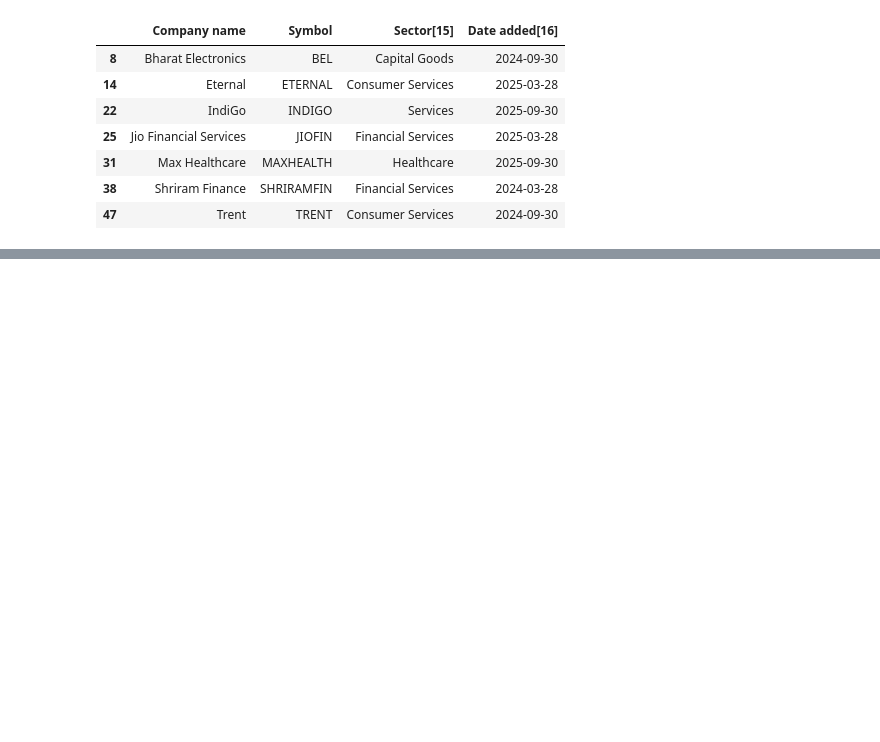
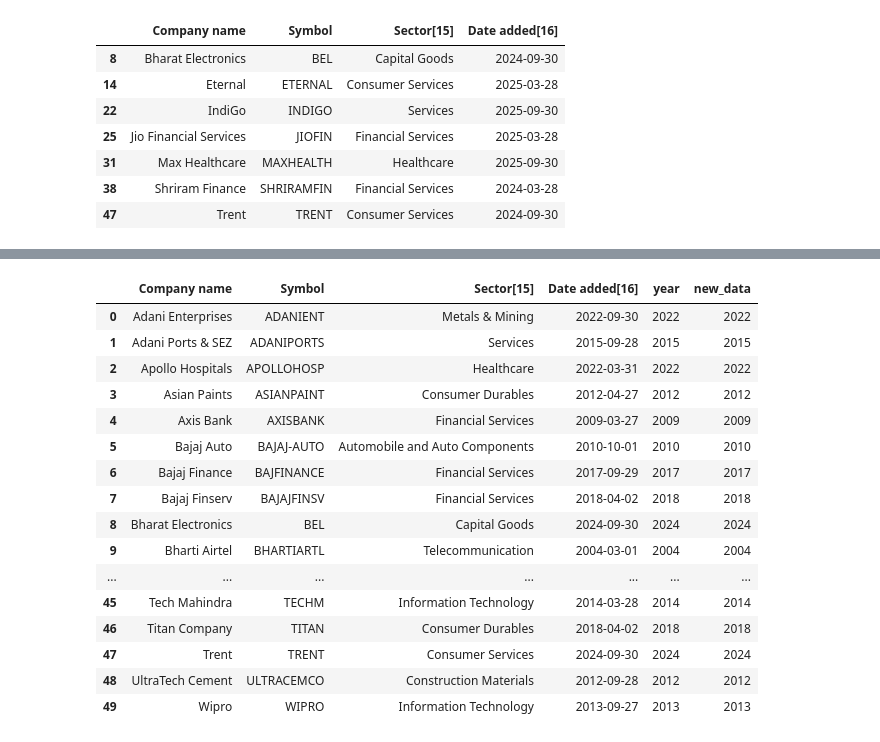
Before and after one commit to sunilsala88/batch36, a Jupyter notebook: 12_datetime_analysis/datetimedf.ipynb, the cells around one changed output, grey strips where cells are left out. Cells and saved outputs as stored; diff of their text form; code cells hidden in the pictures; blank space fills up the shorter version.

```diff
--- a/12_datetime_analysis/datetimedf.ipynb
+++ b/12_datetime_analysis/datetimedf.ipynb
@@ -62,3 +62,6 @@ df[df['Date added[16]'].dt.year>2023]
 | 31 | Max Healthcare | MAXHEALTH | Healthcare | 2025-09-30 |
 | 38 | Shriram Finance | SHRIRAMFIN | Financial Services | 2024-03-28 |
 | 47 | Trent | TRENT | Consumer Services | 2024-09-30 |
+# %%
+df['year']=df['Date added[16]'].dt.year
+df
@@ -64,0 +86,24 @@ df[df['Date added[16]'].dt.year>2023]
+# %%
+l1=[]
+for i in df['Date added[16]']:
+    l1.append(i.year)
+df['new_data']=l1
+df
+# %% [output]
+|  | Company name | Symbol | Sector[15] | Date added[16] | year | new_data |
+| 0 | Adani Enterprises | ADANIENT | Metals & Mining | 2022-09-30 | 2022 | 2022 |
+| 1 | Adani Ports & SEZ | ADANIPORTS | Services | 2015-09-28 | 2015 | 2015 |
+| 2 | Apollo Hospitals | APOLLOHOSP | Healthcare | 2022-03-31 | 2022 | 2022 |
+| 3 | Asian Paints | ASIANPAINT | Consumer Durables | 2012-04-27 | 2012 | 2012 |
+| 4 | Axis Bank | AXISBANK | Financial Services | 2009-03-27 | 2009 | 2009 |
+| 5 | Bajaj Auto | BAJAJ-AUTO | Automobile and Auto Components | 2010-10-01 | 2010 | 2010 |
+| 6 | Bajaj Finance | BAJFINANCE | Financial Services | 2017-09-29 | 2017 | 2017 |
+| 7 | Bajaj Finserv | BAJAJFINSV | Financial Services | 2018-04-02 | 2018 | 2018 |
+| 8 | Bharat Electronics | BEL | Capital Goods | 2024-09-30 | 2024 | 2024 |
+| 9 | Bharti Airtel | BHARTIARTL | Telecommunication | 2004-03-01 | 2004 | 2004 |
+| ... | ... | ... | ... | ... | ... | ... |
+| 45 | Tech Mahindra | TECHM | Information Technology | 2014-03-28 | 2014 | 2014 |
+| 46 | Titan Company | TITAN | Consumer Durables | 2018-04-02 | 2018 | 2018 |
+| 47 | Trent | TRENT | Consumer Services | 2024-09-30 | 2024 | 2024 |
+| 48 | UltraTech Cement | ULTRACEMCO | Construction Materials | 2012-09-28 | 2012 | 2012 |
+| 49 | Wipro | WIPRO | Information Technology | 2013-09-27 | 2013 | 2013 |
```
Also changed, not shown: parts of 1 cell of this notebook, 1 other file.
